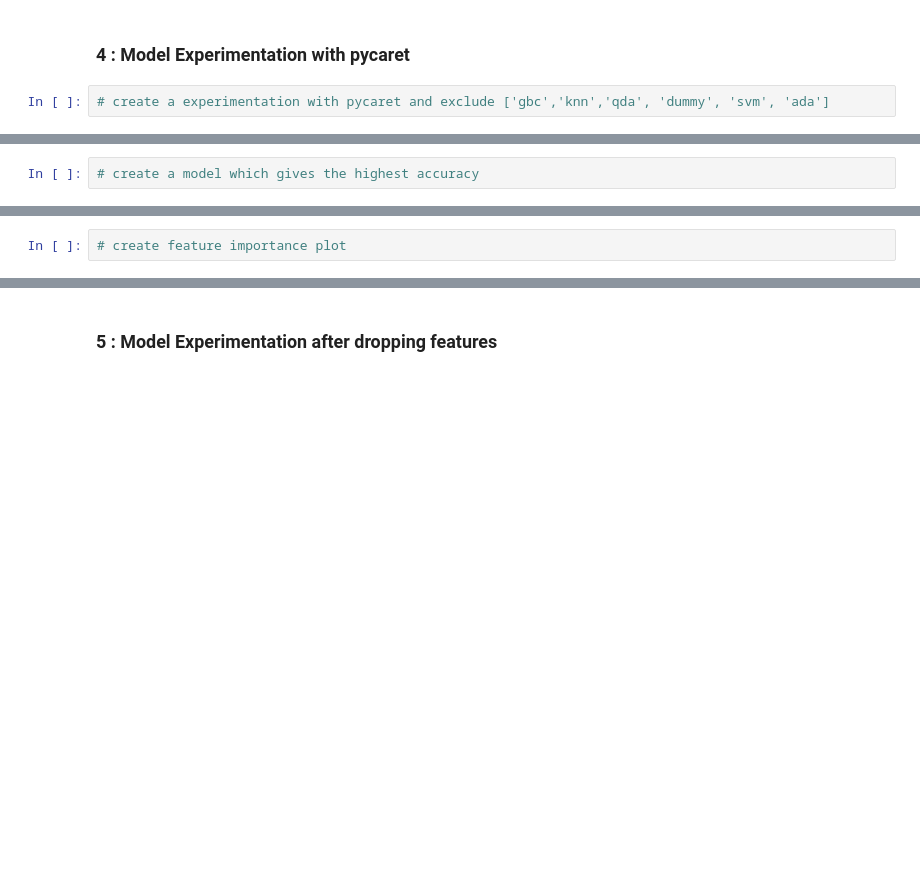
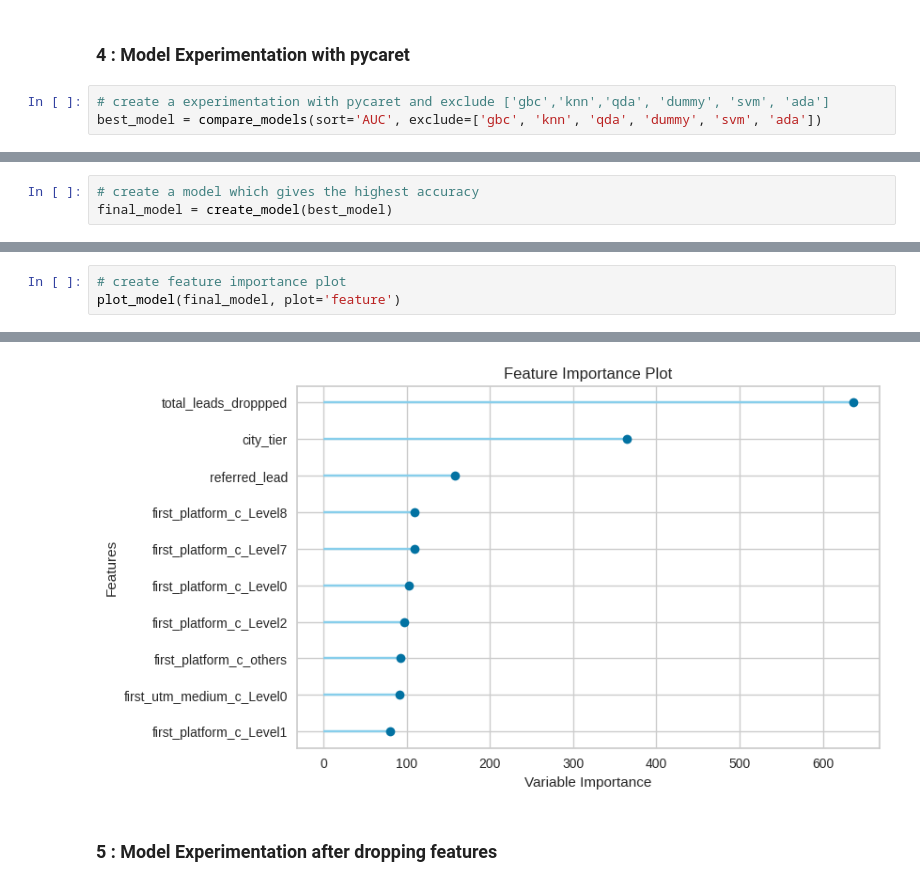
Before and after one commit to mohiteamit/upGrad-Codepro-Lead-Scoring-MLOps, a Jupyter notebook: notebooks/02.model_experimentation.ipynb, the cells around one changed output, grey strips where cells are left out. Saved outputs shown, nothing was run; the diff lists cells and outputs as text; blank space fills up the shorter version.

```diff
--- a/notebooks/02.model_experimentation.ipynb
+++ b/notebooks/02.model_experimentation.ipynb
@@ -188,3 +183,4 @@ best_model = compare_models(sort='AUC', fold = 5, exclude=['gbc','knn','qda', 'd
 ### 4 : Model Experimentation with pycaret
 # %%
 # create a experimentation with pycaret and exclude ['gbc','knn','qda', 'dummy', 'svm', 'ada']
+best_model = compare_models(sort='AUC', exclude=['gbc', 'knn', 'qda', 'dummy', 'svm', 'ada'])
@@ -191,2 +199,3 @@ best_model = compare_models(sort='AUC', fold = 5, exclude=['gbc','knn','qda', 'd
 # %%
 # create a model which gives the highest accuracy
+final_model = create_model(best_model)
@@ -193,2 +219,4 @@ best_model = compare_models(sort='AUC', fold = 5, exclude=['gbc','knn','qda', 'd
 # %%
 # create feature importance plot
+plot_model(final_model, plot='feature')
+# %% [output]
@@ -195,3 +224,4 @@ best_model = compare_models(sort='AUC', fold = 5, exclude=['gbc','knn','qda', 'd
+[figure, added]
 # %% [markdown]
 ### 5 : Model Experimentation after dropping features
 # %% [markdown]
```
Also changed, not shown: parts of 4 cells of this notebook.
